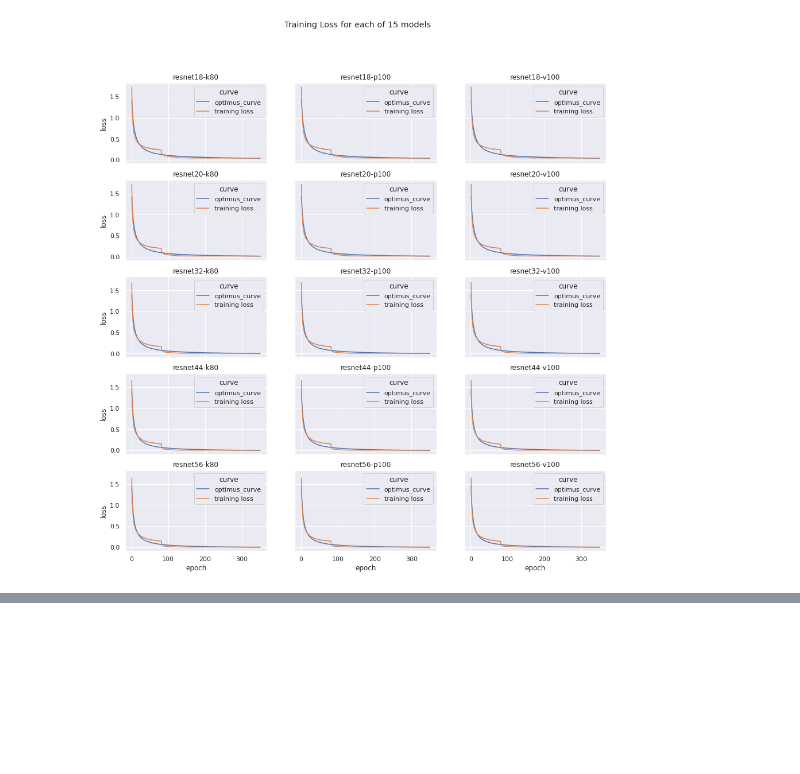
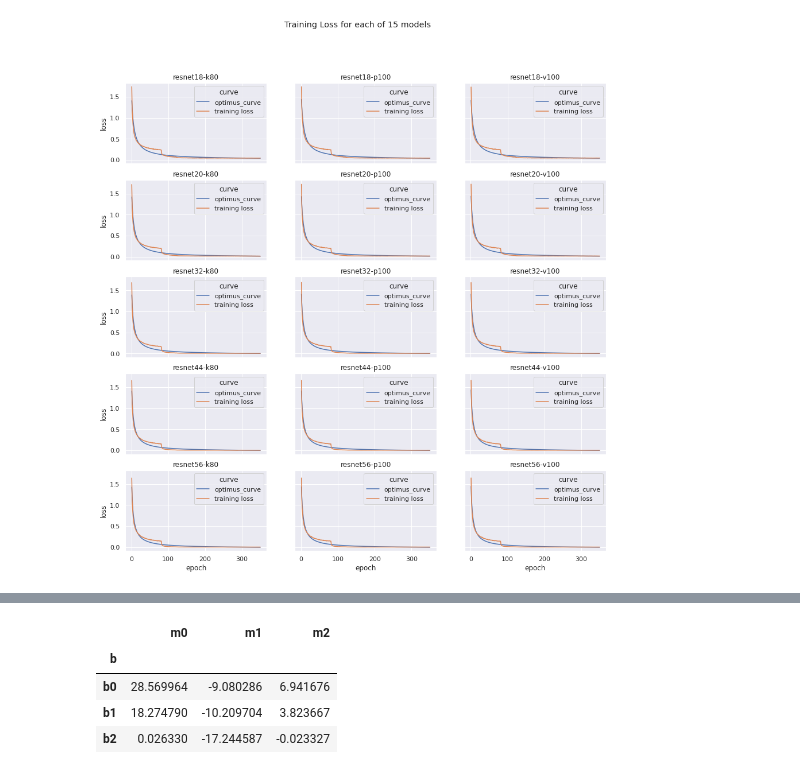
Before and after one commit to joearedmond/coms-dl-sys-optimus, a Jupyter notebook: 4-optimus.ipynb, the cells around one changed output, grey strips where cells are left out. Cells and saved outputs as stored; diff of their text form; code cells hidden in the pictures; blank space fills up the shorter version.

```diff
--- a/4-optimus.ipynb
+++ b/4-optimus.ipynb
@@ -148,0 +214,12 @@ plt.show()
+# %%
+model_df = pd.DataFrame(np.stack(model), columns = ['m0', 'm1', 'm2'], index = ['b0', 'b1', 'b2'])
+
+model_df.index.name = 'b'
+
+model_df
+# %% [output]
+|  | m0 | m1 | m2 |
+| b |  |  |  |
+| b0 | 28.569964 | -9.080286 | 6.941676 |
+| b1 | 18.274790 | -10.209704 | 3.823667 |
+| b2 | 0.026330 | -17.244587 | -0.023327 |
```
Also changed, not shown: parts of 8 cells of this notebook.
